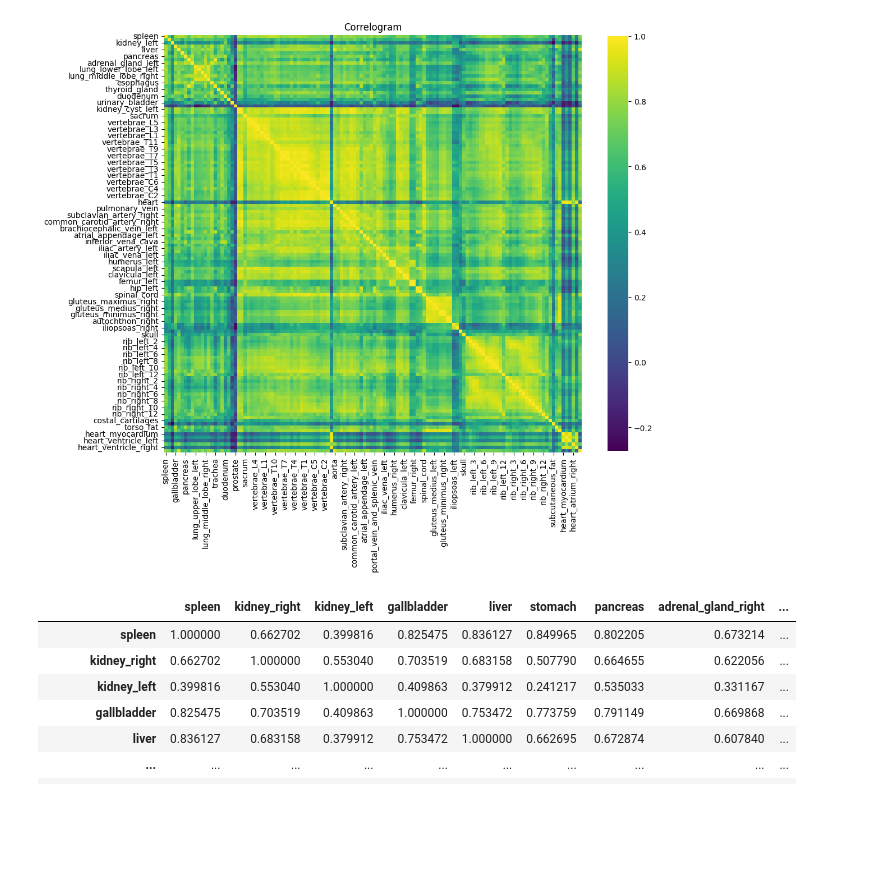
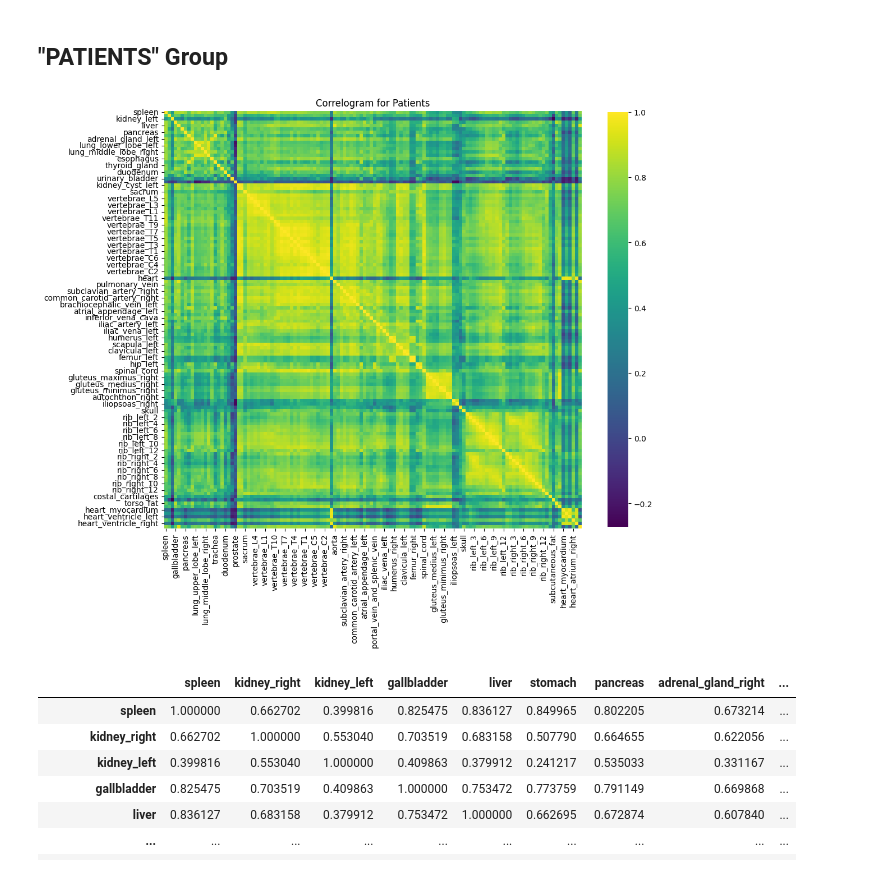
Before and after one commit to Aldric-L/Connectomes-MVA, a Jupyter notebook: reimplementation.ipynb, the cells around one changed output. Saved outputs shown, nothing was run; the diff lists cells and outputs as text; code cells hidden in the pictures; blank space fills up the shorter version.

```diff
--- a/reimplementation.ipynb
+++ b/reimplementation.ipynb
@@ -14,13 +17,13 @@ from utilsData import load_data_from_patients_folder, add_mean_SUV_index
 patients_data = load_data_from_patients_folder("../Data/PATIENTS")
 patients_data = add_mean_SUV_index(patients_data)
 
-controls_data = load_data_from_patients_folder("../Data/PATIENTS")
-controls_data = add_mean_SUV_index(patients_data)
+controls_data = load_data_from_patients_folder("../Data/CONTROLES")
+controls_data = add_mean_SUV_index(controls_data)
 
 patients = patients_data.keys()
 controls = controls_data.keys()
 
-names = patients_data[patients[0]].loc["name"]
+names = patients_data[list(patients)[0]].loc["name"]
 names = names.to_numpy()
 
 # Verify the contents
@@ -57,25 +48,23 @@ correlation_matrix = mean_SUV_by_names_df.corr()
 #print(correlation_matrix)
+# %% [markdown]
+## "PATIENTS" Group
 # %%
-import matplotlib.pyplot as plt
-import seaborn as sns
-
-# Create a heatmap for the correlation matrix
 plt.figure(figsize=(12, 12))
 sns.heatmap(
     correlation_matrix,
     annot=False,
     cmap='viridis',  # You can change this to another colormap like 'viridis' or 'RdBu_r'
     fmt='.2f',
     linewidths=0,  # Increase linewidth for better separation between cells
     cbar_kws={"shrink": 0.8},  # Shrink colorbar for better aesthetics
     annot_kws={"size": 12},  # Set font size of annotations
     square=True,  # Make the heatmap square-shaped
     linecolor='white'  # Add white lines between cells
 )
-plt.title('Correlogram')
+plt.title('Correlogram for Patients')
 plt.show()
 # %% [output]
-[figure, old version]
+[figure, new version]
 # %%
 correlation_matrix
 # %% [output]
```
Also changed, not shown: parts of 16 cells of this notebook, 2 other files.
